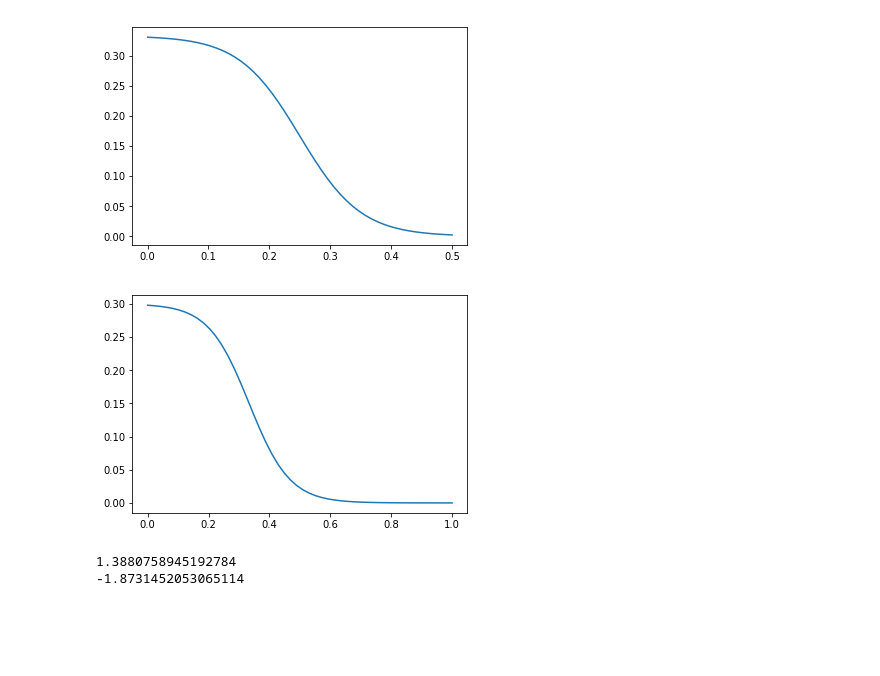
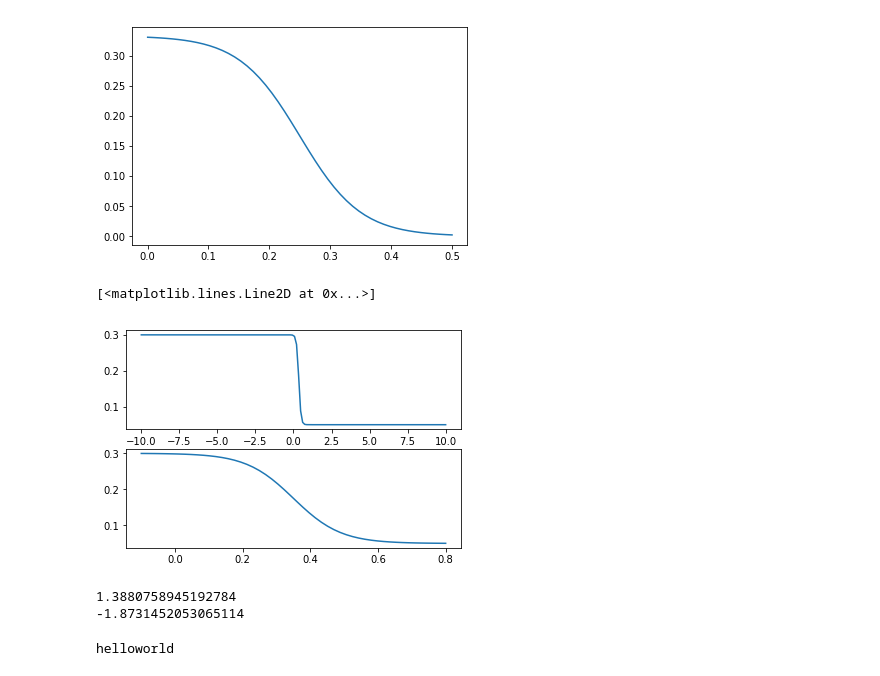
Before and after one commit to whiterabbitobj/Udacity-DeepRL, a Jupyter notebook: Projects/Collaborate_Compete/Untitled.ipynb, the cells around one changed output. Drawn from its saved outputs; the diff is of its cells as text; code cells hidden in the pictures; blank space fills up the shorter version.

```diff
--- a/Projects/Collaborate_Compete/Untitled.ipynb
+++ b/Projects/Collaborate_Compete/Untitled.ipynb
@@ -42,17 +42,44 @@ ax = plt.plot(x, decay)
 plt.show()
 # %% [output]
 [figure]
-# %%
-def e(x):
-    x = x * 15 - 5
-    curve = np.exp(x) / (1 + np.exp(x))
-    curve = (-curve + 1) / 3.3333
-    return curve
-
-x = np.linspace(0, 1, 50)
-ax = plt.plot(x, e(x))
-# %% [output]
-[figure, removed]
+# %%
+
+ylow = .05
+yhigh = .3
+
+xlow = 0
+xhigh = .7
+
+
+
+box = [xlow, xhigh, ylow, yhigh]
+
+
+def e(x, box):
+    xlow = box[0]
+    xhigh = box[1]
+    ylow = box[2]
+    yhigh = box[3]
+    steepmult = 10
+    steepness = steepmult / (xhigh - xlow)
+    offset = (xhigh + xlow) / 2
+    midpoint = yhigh - ylow
+
+
+    x = steepness * (x - offset)
+    curve = ylow + midpoint / (1 + np.exp(x))
+    return curve
+
+x = np.linspace(-10, 10, 150)
+plt.figure(1)
+plt.subplot(211)
+plt.plot(x, e(x, box))
+x = np.linspace(xlow-.1, xhigh+.1, 50)
+plt.subplot(212)
+plt.plot(x, e(x, box))
+# %% [output]
+[<matplotlib.lines.Line2D at 0x...>]
+[figure, added]
 # %%
 x = np.random.normal(0,1,15)
 print(x.max())
@@ -60,3 +87,7 @@ print(x.min())
 # %% [output]
 1.3880758945192784
 -1.8731452053065114
+# %%
+print('helloworld')
+# %% [output]
+helloworld
```
Also changed, not shown: 2 other files.
